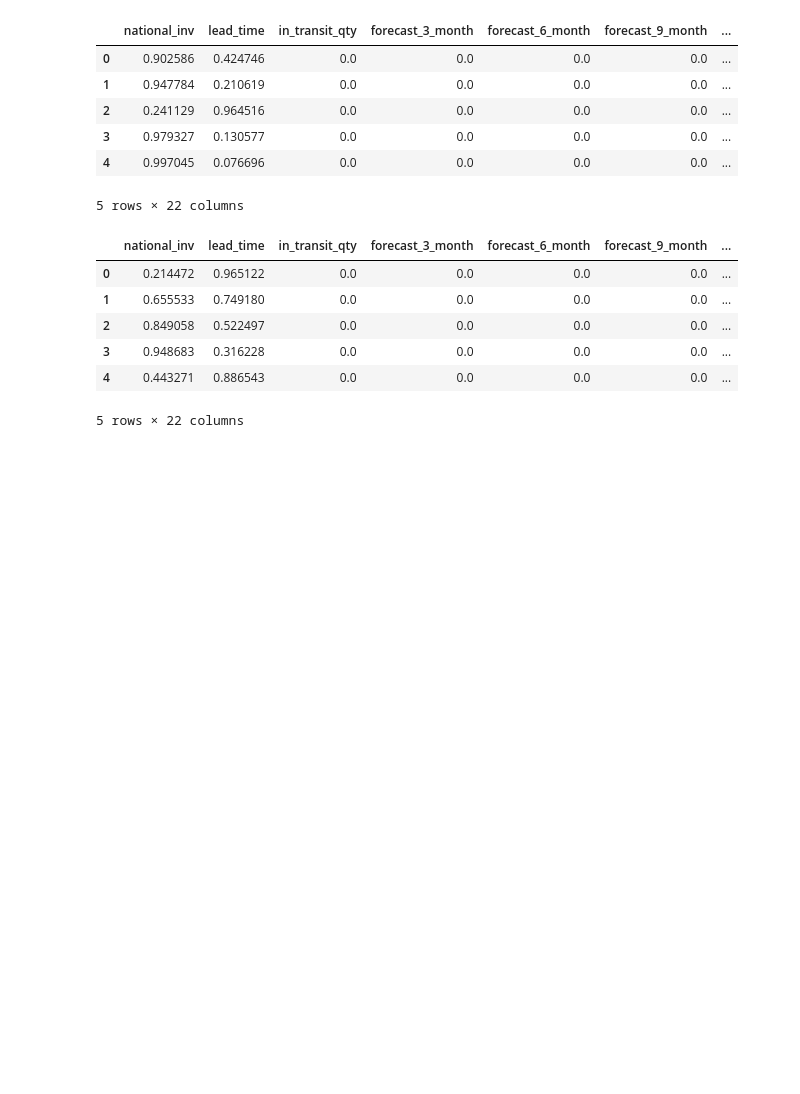
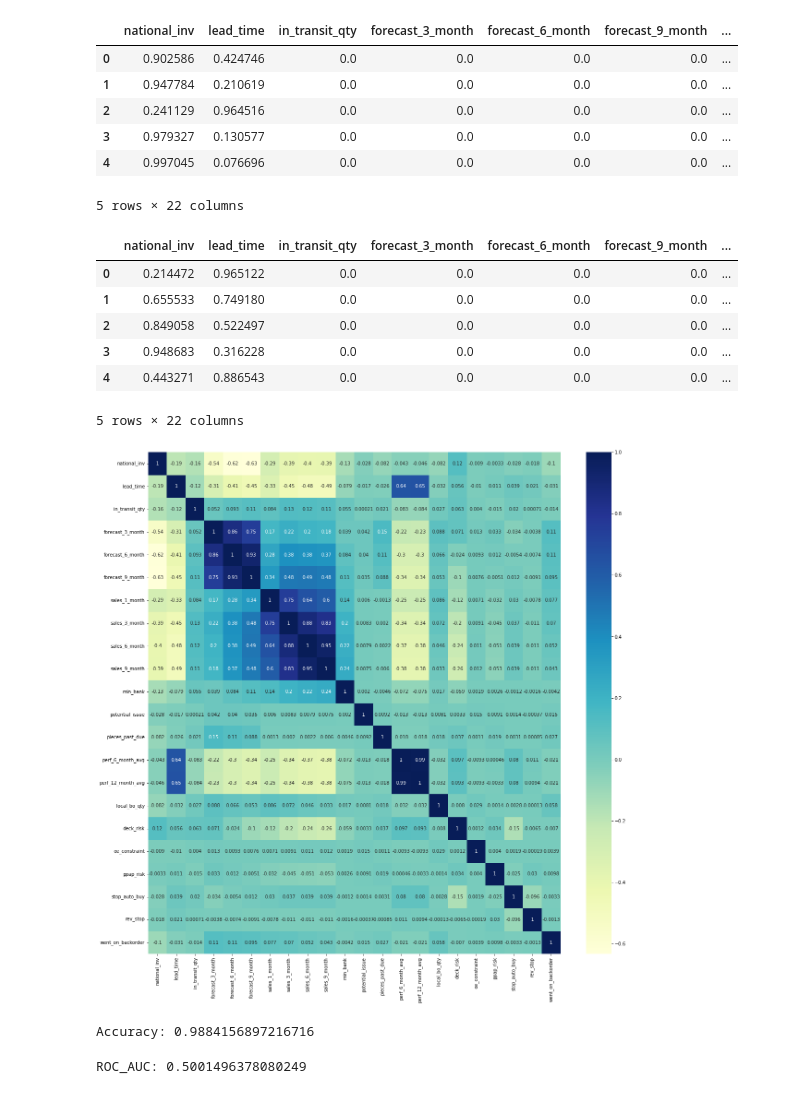
Before and after one commit to PurvanshBarodia/Backorder-Prediction, a Jupyter notebook: Backorder_Prediction.ipynb, the cells around one changed output. Saved outputs shown, nothing was run; the diff lists cells and outputs as text; code cells hidden in the pictures; blank space fills up the shorter version.

```diff
--- a/Backorder_Prediction.ipynb
+++ b/Backorder_Prediction.ipynb
@@ -328,3 +328,10 @@ train_1.head()
 | 3 | 0.948683 | 0.316228 | 0.0 | 0.0 | 0.0 | 0.0 | ... |
 | 4 | 0.443271 | 0.886543 | 0.0 | 0.0 | 0.0 | 0.0 | ... |
 5 rows × 22 columns
+# %%
+# Let's see the correlation matrix
+plt.figure(figsize=(20,20))
+sns.heatmap(train_1.corr(),cmap="YlGnBu", annot=True)
+plt.show()
+# %% [output]
+[figure, added]
@@ -330,0 +349,34 @@ train_1.head()
+# %%
+# Model -1
+# Build a simple logistic regression
+
+from sklearn.linear_model import LogisticRegression
+from sklearn.model_selection import train_test_split
+from sklearn.metrics import roc_curve, auc, confusion_matrix,accuracy_score
+
+# Here, train - test are alreday in seprate df
+# if it was not, you need to perforem train_test_split:
+
+# X_train, X_test, y_train, y_test = train_test_split(X, y, test_size=0.3, random_state=42)
+
+X_train = train_1.drop('went_on_backorder',axis=1)
+y_train = train_1['went_on_backorder']
+
+X_test = test_1.drop('went_on_backorder',axis=1)
+y_test = test_1['went_on_backorder']
+
+# Create logistic regression model
+model = LogisticRegression(max_iter=1000)
+
+# Train the model on the training data
+model.fit(X_train, y_train)
+
+# Make predictions on the testing data
+y_pred = model.predict(X_test)
+
+# Calculate accuracy score
+accuracy = accuracy_score(y_test, y_pred)
+
+print("Accuracy:", accuracy)
+# %% [output]
+Accuracy: 0.9884156897216716
@@ -330,0 +390,8 @@ train_1.head()
+# %%
+# Let's print roc_auc
+fpr, tpr, thresholds = roc_curve(y_test, y_pred)
+roc_auc = auc(fpr, tpr)
+
+print("ROC_AUC:",roc_auc)
+# %% [output]
+ROC_AUC: 0.5001496378080249
```
Also changed, not shown: parts of 8 cells of this notebook.
